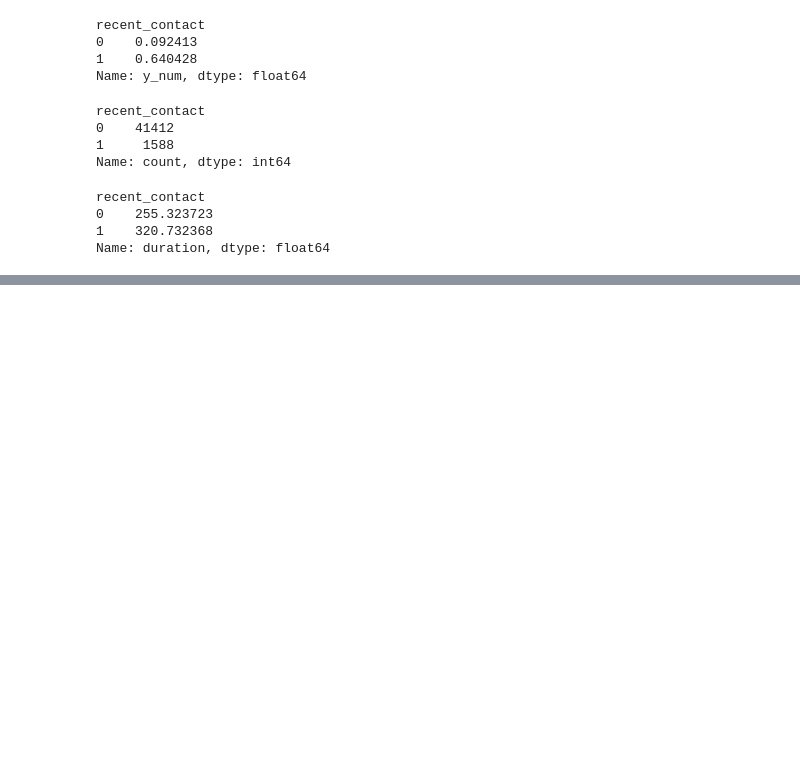
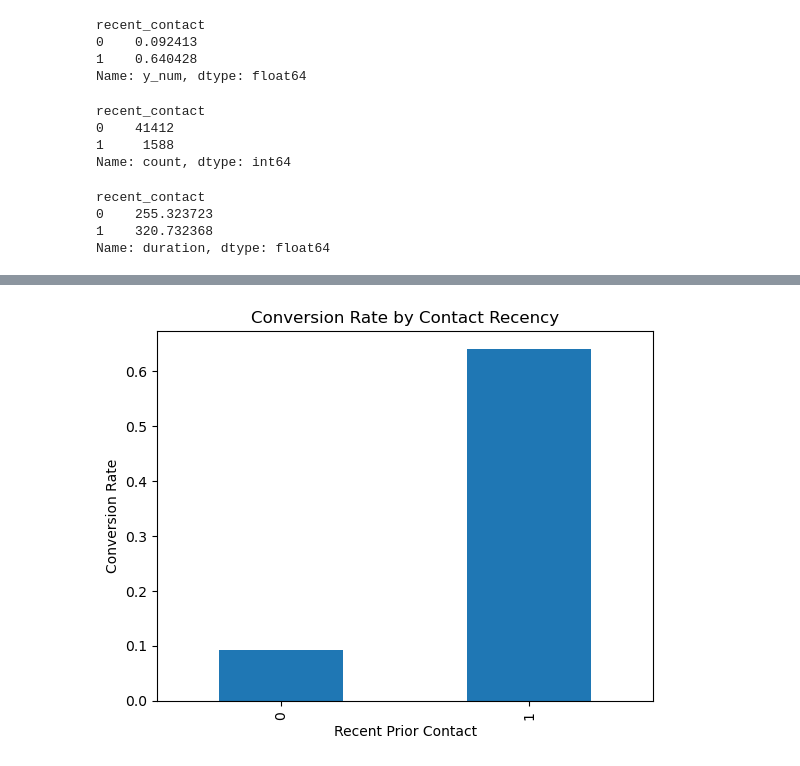
Before and after one commit to Sjoc88/Projects, a Jupyter notebook: Python/DatosProyecto/Analisis.ipynb, the cells around one changed output, grey strips where cells are left out. Drawn from its saved outputs; the diff is of its cells as text; code cells hidden in the pictures; blank space fills up the shorter version.

```diff
--- a/Python/DatosProyecto/Analisis.ipynb
+++ b/Python/DatosProyecto/Analisis.ipynb
@@ -276,0 +520,13 @@ bank.groupby("job")["y_num"].agg(["count", "mean"]).sort_values("mean", ascendin
+# %%
+#Convertion by contact history
+
+bank.groupby("recent_contact")["y_num"].mean().plot(
+    kind="bar"
+)
+
+plt.title("Conversion Rate by Contact Recency")
+plt.ylabel("Conversion Rate")
+plt.xlabel("Recent Prior Contact")
+plt.show()
+# %% [output]
+[figure, added]
```
Also changed, not shown: parts of 36 cells of this notebook, 1 other file.
